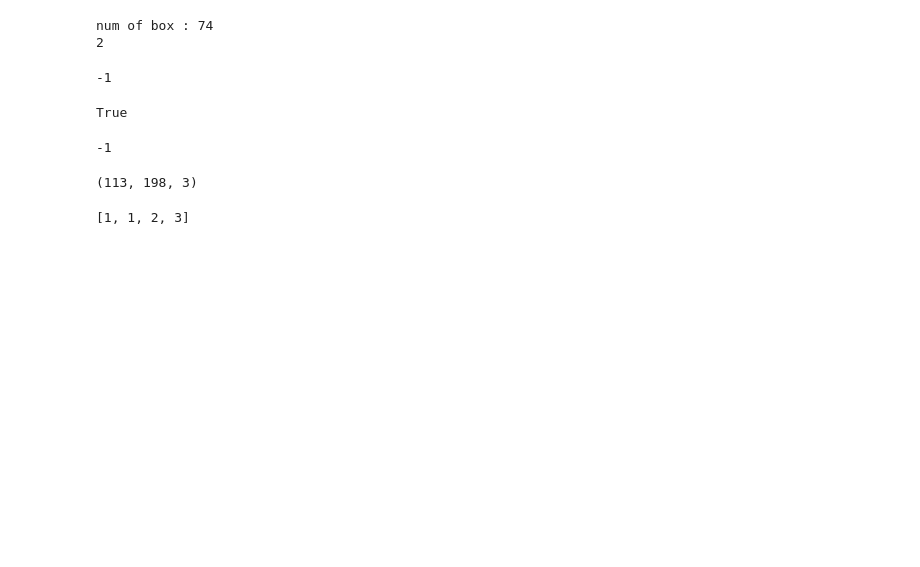
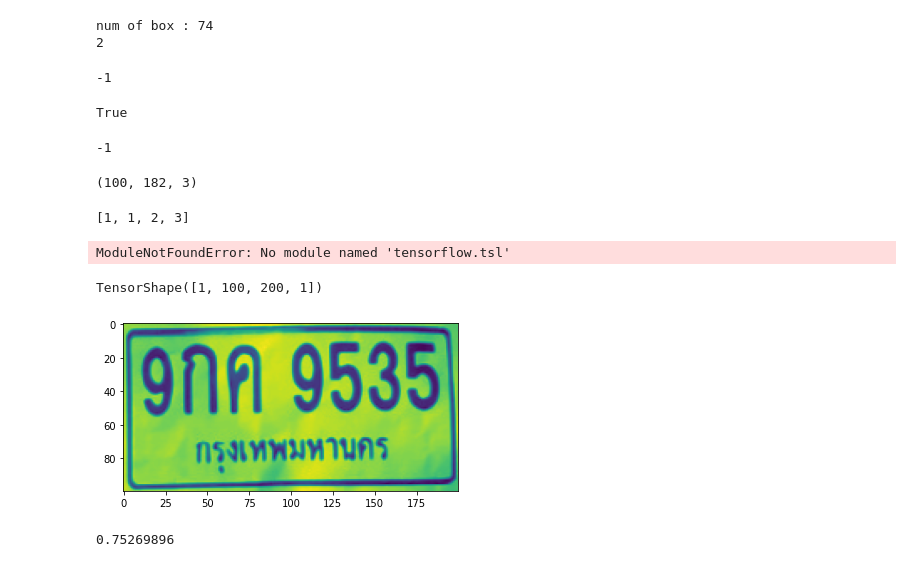
Before and after one commit to punsiwoot/Simple_TH_lisense_plate_recognition, a Jupyter notebook: try.ipynb, the cells around one changed output. Drawn from its saved outputs; the diff is of its cells as text; code cells hidden in the pictures; blank space fills up the shorter version.

```diff
--- a/try.ipynb
+++ b/try.ipynb
@@ -110,7 +109,7 @@ import cv2 as cv
 #get the number
 # pure_plate = cv.imread("pure_plate.jpg")
 # pure_plate = cv.imread("crop_real_1.jpg")
-pure_plate = cv.imread("crop_real_2.jpg")
+pure_plate = cv.imread("crop_real_3.jpg")
 
 
 
@@ -162,10 +161,28 @@ cv.waitKey(0)
 
 pure_plate.shape
 # %% [output]
-(113, 198, 3)
+(100, 182, 3)
 # %%
 keep = [0,1,2,3]
 keep[0] = 1
 keep
 # %% [output]
 [1, 1, 2, 3]
+# %%
+import tensorflow as tf
+import tensorflow.keras.layers as nn
+mlpc = tf.keras.Sequential([
+    # nn.Rescaling(scale=1./255, offset=0.0),
+    nn.Conv2D(filters=32, kernel_size = (10,10), activation='relu', input_shape=(100, 200, 1)),
+    nn.Conv2D(filters=16, kernel_size = (5,5), activation='relu'),
+    nn.MaxPool2D(pool_size=(2, 2), strides=None, padding="valid", data_format=None),
+    nn.Flatten(),
+    nn.Dense(30,activation='relu'),
+    nn.Dense(10,activation="relu"),
+    nn.Dense(1)
+])
+mlpc.load_weights("weight/clp/weight")
+# new_model = tf.keras.models.load_model("correct_lisense_plate_model\savemodel")
+# new_model = tf.keras.models.load_model('saved_model/my_model')
+# %% [output]
+ModuleNotFoundError: No module named 'tensorflow.tsl'
@@ -171,0 +197,17 @@ keep
+# %%
+img = cv.imread("crop_real_3.jpg")
+gray = cv2.cvtColor(img, cv2.COLOR_BGR2GRAY)
+tensor = tf.constant(gray/255)
+tensor = tf.reshape(tensor, (tensor.shape[0],tensor.shape[1],1), name=None)
+tensor = tf.image.resize(tensor,(100,200))
+tensor = tf.expand_dims(tensor,axis=0)
+plt.imshow(tensor)
+tensor = tf.expand_dims(tensor,axis=0)
+tensor.shape
+# %% [output]
+TensorShape([1, 100, 200, 1])
+[figure, added]
+# %%
+mlpc.predict(tensor)[0][0]
+# %% [output]
+0.75269896
```
Also changed, not shown: parts of 4 cells of this notebook, 12 other files.
